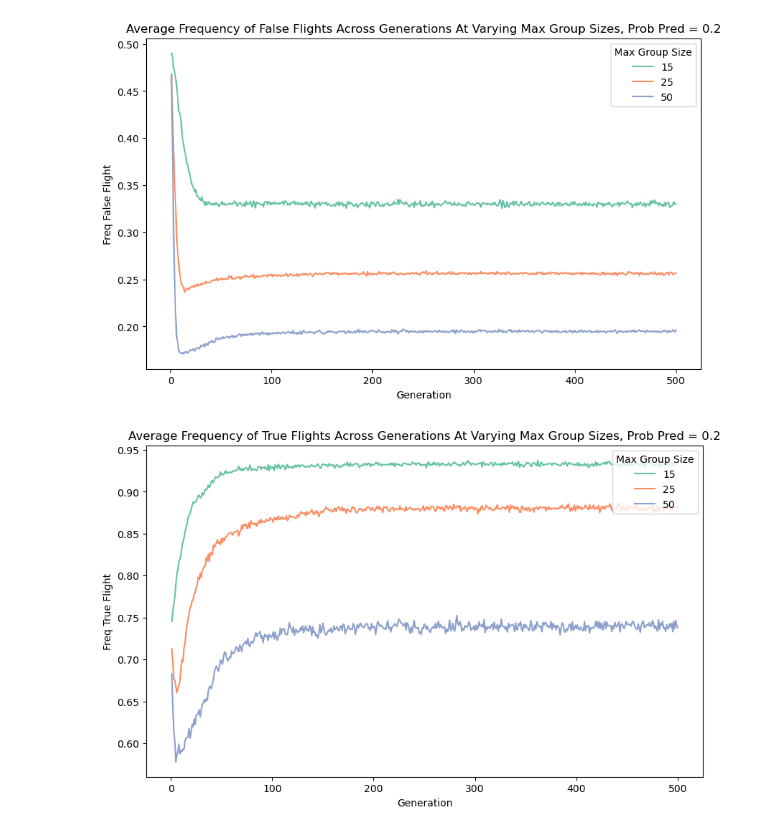
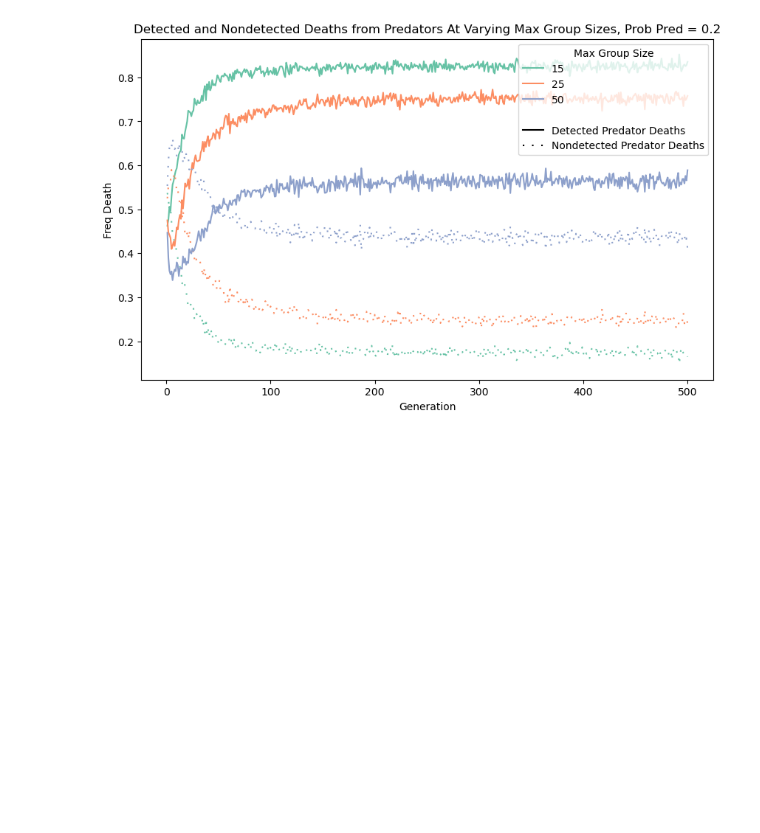
Before and after one commit to vivian-m-li/si_evolution, a Jupyter notebook: analyze.ipynb, the cells around one changed output. Saved outputs shown, nothing was run; the diff lists cells and outputs as text; code cells hidden in the pictures; blank space fills up the shorter version.

Commit message:
plot detected/nondetected pred deaths

```diff
--- a/analyze.ipynb
+++ b/analyze.ipynb
@@ -8,22 +8,21 @@ from si_types import OutputParameters
 # %%
 params = [
   OutputParameters(max_group_size=15, group_bin_size=3),
   OutputParameters(max_group_size=25, group_bin_size=5),
   OutputParameters(max_group_size=50, group_bin_size=10),
 ]
 
 mult_sim_analysis(
   out_file_path=out_file_path,
   all_params=params,
   plots=[
     # "flight_freq_by_group_size",
     # "fitness",
     # "all_mean_trait_values",
     # "avg_flight_across_pred",
-    "avg_flight_across_group_size",
-    # "detected_nondetected_pred_deaths"
+    # "avg_flight_across_group_size",
+    "detected_nondetected_pred_deaths"
   ]
 )
 # %% [output]
-[figure, old version]
+[figure, new version]
-[figure, removed]
```
Also changed, not shown: 5 other files.
